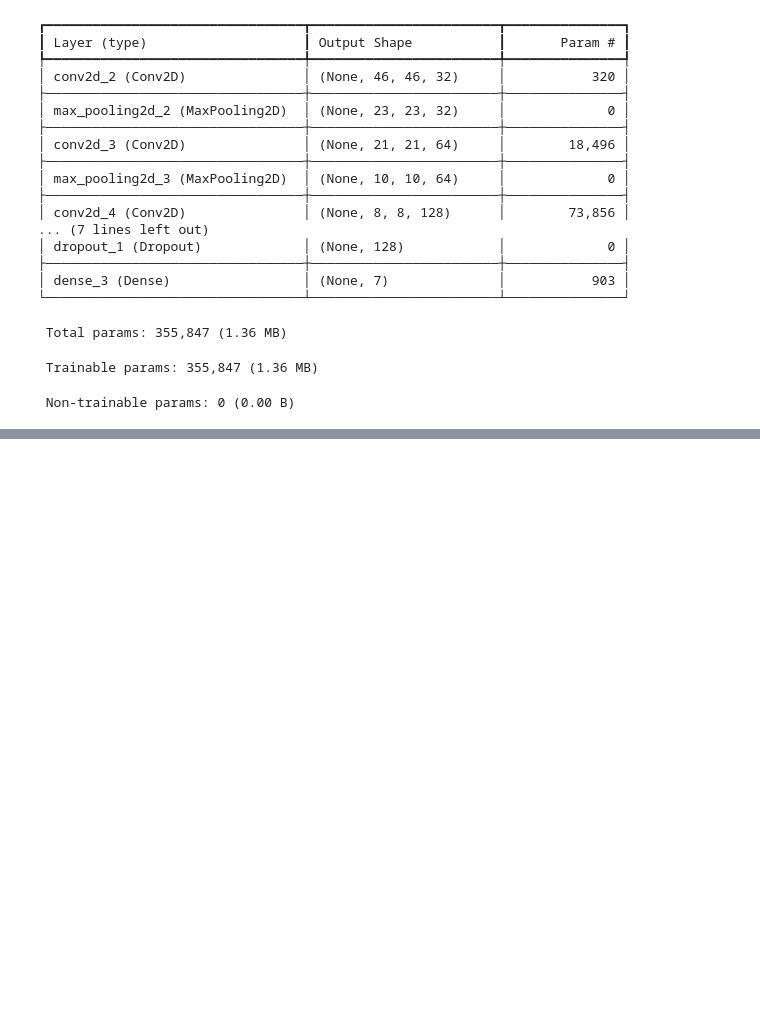
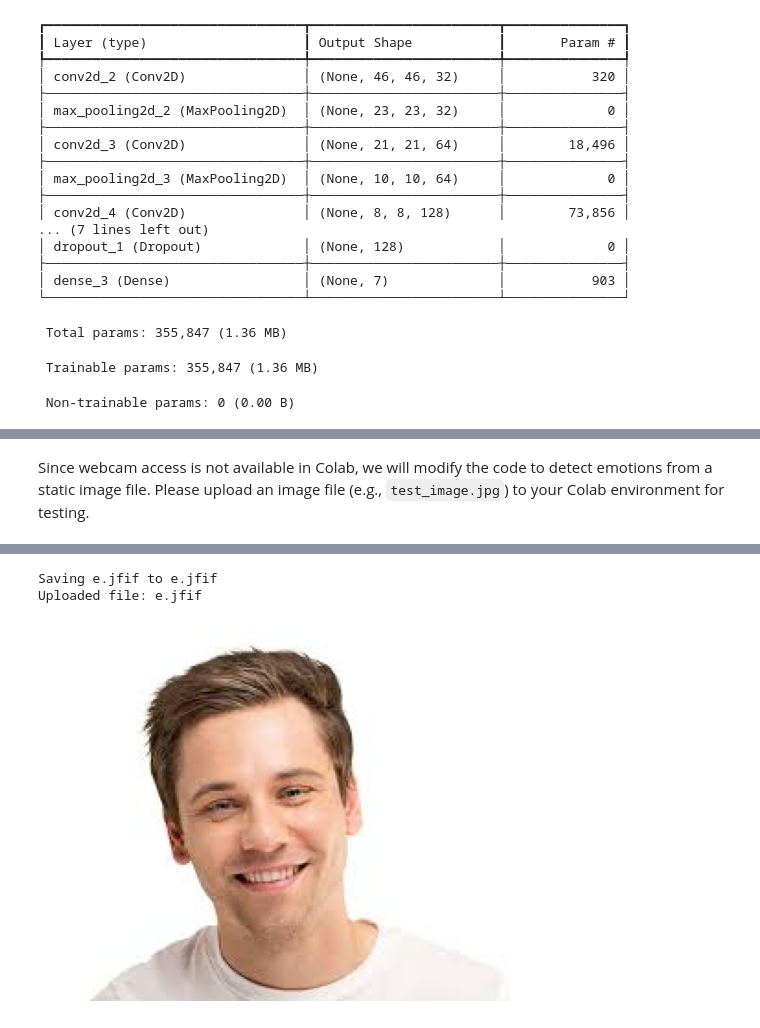
Before and after one commit to springboardmentor442n-coder/Emotion-Detection-and-Music-Recommendation-System, a Jupyter notebook: app.ipynb, the cells around one changed output, grey strips where cells are left out. Drawn from its saved outputs; the diff is of its cells as text; code cells hidden in the pictures; blank space fills up the shorter version.

```diff
--- a/app.ipynb
+++ b/app.ipynb
@@ -127,0 +182,20 @@ Model: "sequential_1"
+# %% [markdown]
+Since webcam access is not available in Colab, we will modify the code to detect emotions from a static image file. Please upload an image file (e.g., `test_image.jpg`) to your Colab environment for testing.
+# %%
+from google.colab import files
+import io
+from PIL import Image
+
+# Upload a file from your local system
+uploaded = files.upload()
+
+# Assuming you upload one image, get its filename
+image_filename = next(iter(uploaded))
+print(f"Uploaded file: {image_filename}")
+
+# To verify, you can display the image
+img = Image.open(io.BytesIO(uploaded[image_filename]))
+plt.imshow(img)
+plt.axis('off')
+plt.show()
+# %% [output]
@@ -127,0 +203,3 @@ Model: "sequential_1"
+Saving e.jfif to e.jfif
+Uploaded file: e.jfif
+[figure, added]
```
Also changed, not shown: parts of 9 cells of this notebook.
